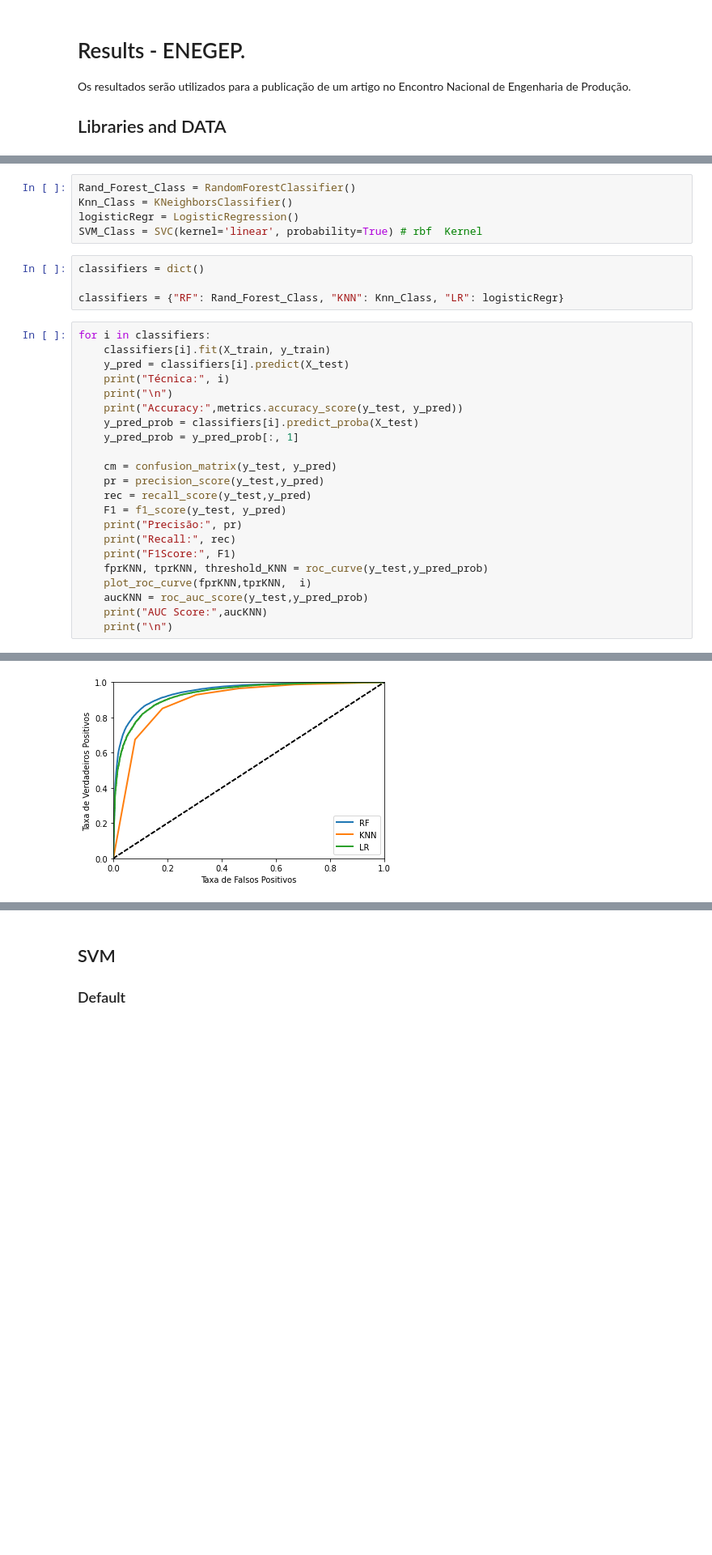
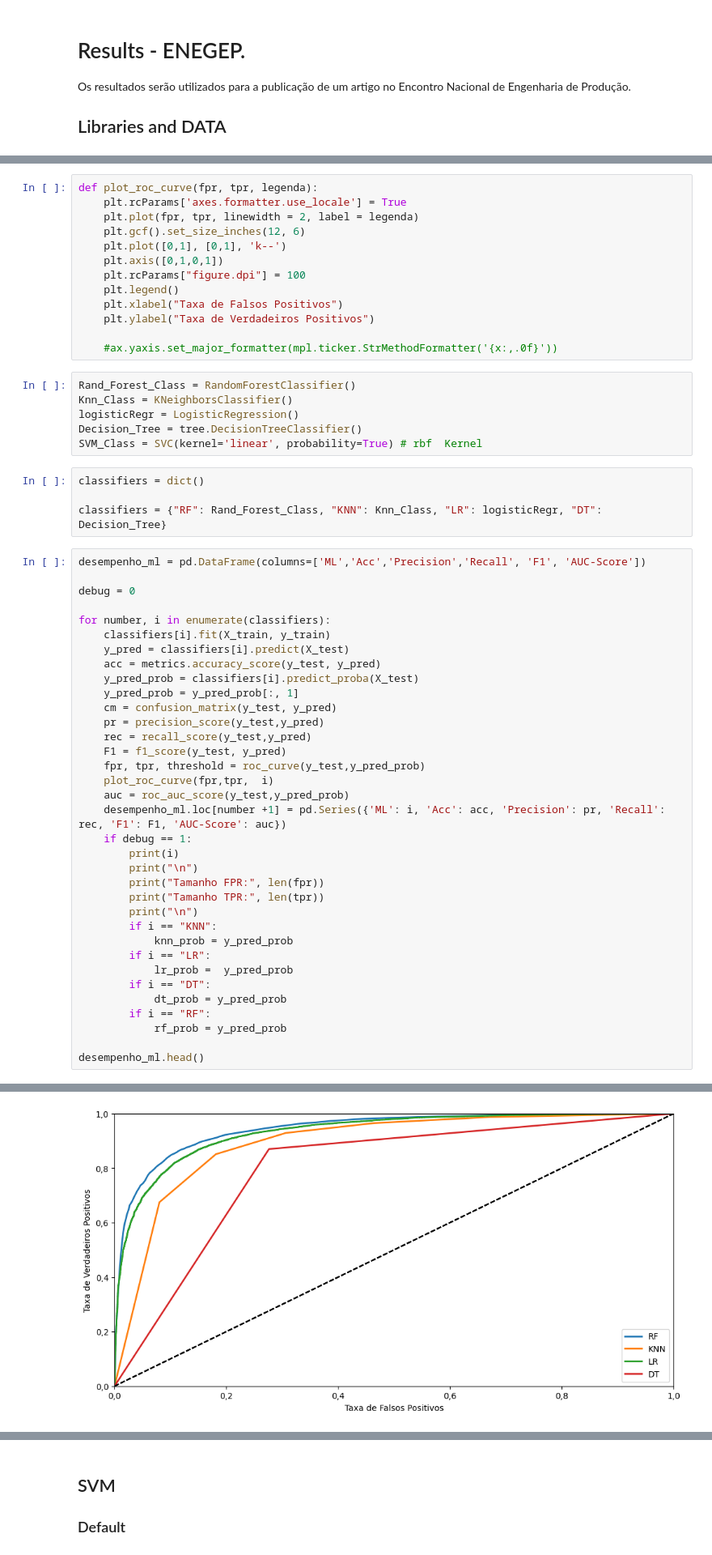
Before and after one commit to mrelero/machine-learning-anatel-database, a Jupyter notebook: ML_Techs/paper-enegep.ipynb, the cells around one changed output, grey strips where cells are left out. Shown at 81% size. Drawn from its saved outputs; the diff is of its cells as text; blank space fills up the shorter version.

```diff
--- a/ML_Techs/paper-enegep.ipynb
+++ b/ML_Techs/paper-enegep.ipynb
@@ -133,35 +129,62 @@ Dados_X = Data_Filter.copy()
 Dados_X.drop("J1", inplace= True, axis = 1)
 
 X_train, X_test, y_train, y_test = train_test_split(Dados_X, Dados_Y, test_size=0.3,random_state=109) # 70% training and 30% tes
+# %%
+def plot_roc_curve(fpr, tpr, legenda):
+    plt.rcParams['axes.formatter.use_locale'] = True
+    plt.plot(fpr, tpr, linewidth = 2, label = legenda)
+    plt.gcf().set_size_inches(12, 6)
+    plt.plot([0,1], [0,1], 'k--')
+    plt.axis([0,1,0,1])
+    plt.rcParams["figure.dpi"] = 100
+    plt.legend()
+    plt.xlabel("Taxa de Falsos Positivos")
+    plt.ylabel("Taxa de Verdadeiros Positivos")
+
+    #ax.yaxis.set_major_formatter(mpl.ticker.StrMethodFormatter('{x:,.0f}'))
 # %%
 Rand_Forest_Class = RandomForestClassifier()
 Knn_Class = KNeighborsClassifier()
 logisticRegr = LogisticRegression()
+Decision_Tree = tree.DecisionTreeClassifier()
 SVM_Class = SVC(kernel='linear', probability=True) # rbf  Kernel
 # %%
 classifiers = dict()
 
-classifiers = {"RF": Rand_Forest_Class, "KNN": Knn_Class, "LR": logisticRegr}
+classifiers = {"RF": Rand_Forest_Class, "KNN": Knn_Class, "LR": logisticRegr, "DT": Decision_Tree}
 # %%
-for i in classifiers:
+desempenho_ml = pd.DataFrame(columns=['ML','Acc','Precision','Recall', 'F1', 'AUC-Score'])
+
+debug = 0
+
+for number, i in enumerate(classifiers):
     classifiers[i].fit(X_train, y_train)
     y_pred = classifiers[i].predict(X_test)
-    print("Técnica:", i)
-    print("\n")
-    print("Accuracy:",metrics.accuracy_score(y_test, y_pred))
+    acc = metrics.accuracy_score(y_test, y_pred)
     y_pred_prob = classifiers[i].predict_proba(X_test)
     y_pred_prob = y_pred_prob[:, 1]
-
     cm = confusion_matrix(y_test, y_pred)
     pr = precision_score(y_test,y_pred)
     rec = recall_score(y_test,y_pred)
     F1 = f1_score(y_test, y_pred)
-    print("Precisão:", pr)
-    print("Recall:", rec)
-    print("F1Score:", F1)
-    fprKNN, tprKNN, threshold_KNN = roc_curve(y_test,y_pred_prob)
-    plot_roc_curve(fprKNN,tprKNN,  i)
-    aucKNN = roc_auc_score(y_test,y_pred_prob)
-    print("AUC Score:",aucKNN)
-    print("\n")
+    fpr, tpr, threshold = roc_curve(y_test,y_pred_prob)
+    plot_roc_curve(fpr,tpr,  i)
+    auc = roc_auc_score(y_test,y_pred_prob)
+    desempenho_ml.loc[number +1] = pd.Series({'ML': i, 'Acc': acc, 'Precision': pr, 'Recall': rec, 'F1': F1, 'AUC-Score': auc})
+    if debug == 1:
+        print(i)
+        print("\n")
+        print("Tamanho FPR:", len(fpr))
+        print("Tamanho TPR:", len(tpr))
+        print("\n")
+        if i == "KNN":
+            knn_prob = y_pred_prob
+        if i == "LR":
+            lr_prob =  y_pred_prob
+        if i == "DT":
+            dt_prob = y_pred_prob
+        if i == "RF":
+            rf_prob = y_pred_prob
+
+desempenho_ml.head()
 # %% [output]
@@ -185 +196 @@ AUC Score: 0.9327058013672912
-[figure, old version]
+[figure, new version]
```
Also changed, not shown: parts of 16 cells of this notebook.
